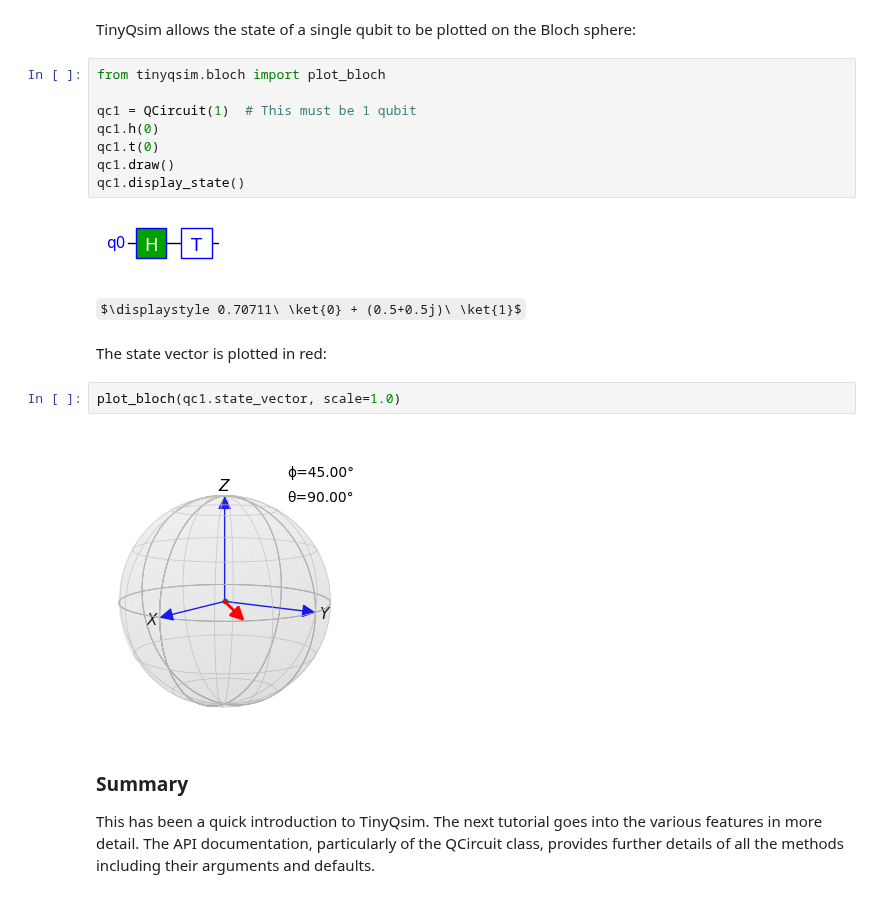
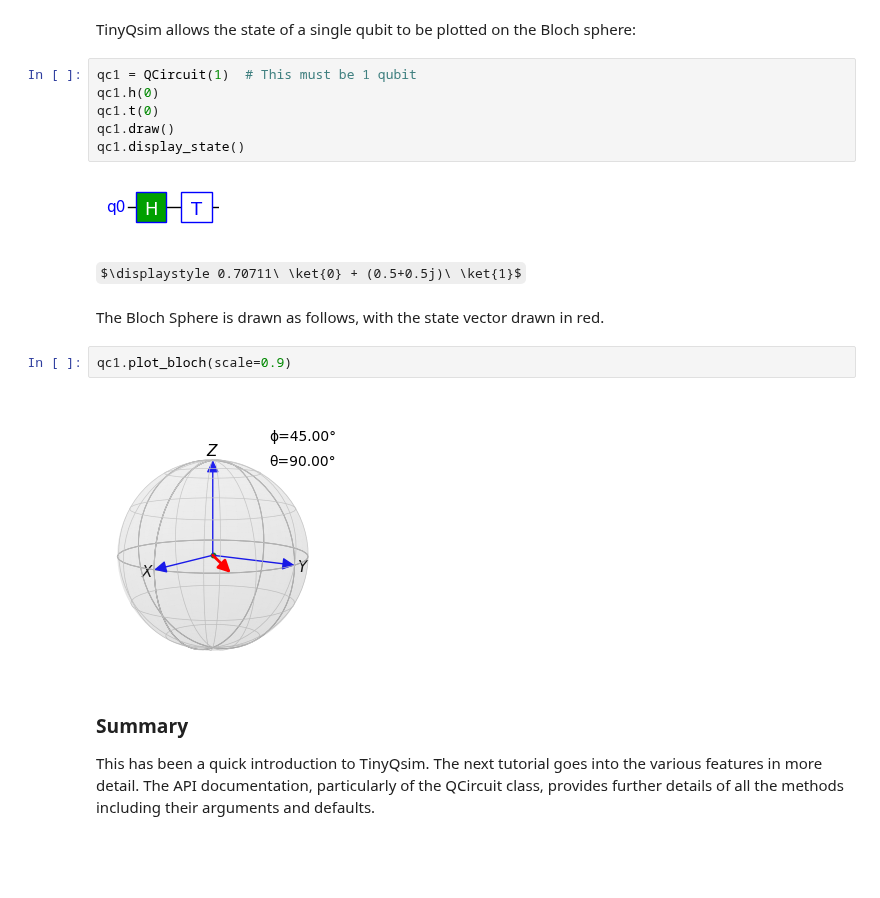
Before and after one commit to jbrumf/tinyqsim, a Jupyter notebook: examples/tutorial_1_getting_started.ipynb, the cells around one changed output. Saved outputs shown, nothing was run; the diff lists cells and outputs as text; some formulas as TeX source; blank space fills up the shorter version.

Commit message:
New Example 1 + new plotting methods & doc updates

```diff
--- a/examples/tutorial_1_getting_started.ipynb
+++ b/examples/tutorial_1_getting_started.ipynb
@@ -206,8 +216,6 @@ print(u)
 # %% [markdown]
 TinyQsim allows the state of a single qubit to be plotted on the Bloch sphere:
 # %%
-from tinyqsim.bloch import plot_bloch
-
 qc1 = QCircuit(1)  # This must be 1 qubit
 qc1.h(0)
 qc1.t(0)
@@ -217,11 +225,11 @@ qc1.display_state()
 [figure]
 $\displaystyle 0.70711\ \ket{0} + (0.5+0.5j)\ \ket{1}$
 # %% [markdown]
-The state vector is plotted in red:
+The Bloch Sphere is drawn as follows, with the state vector drawn in red.
 # %%
-plot_bloch(qc1.state_vector, scale=1.0)
+qc1.plot_bloch(scale=0.9)
 # %% [output]
-[figure, old version]
+[figure, new version]
 # %% [markdown]
 ### Summary
 
```
Also changed, not shown: parts of 39 cells of this notebook, 26 other files.
